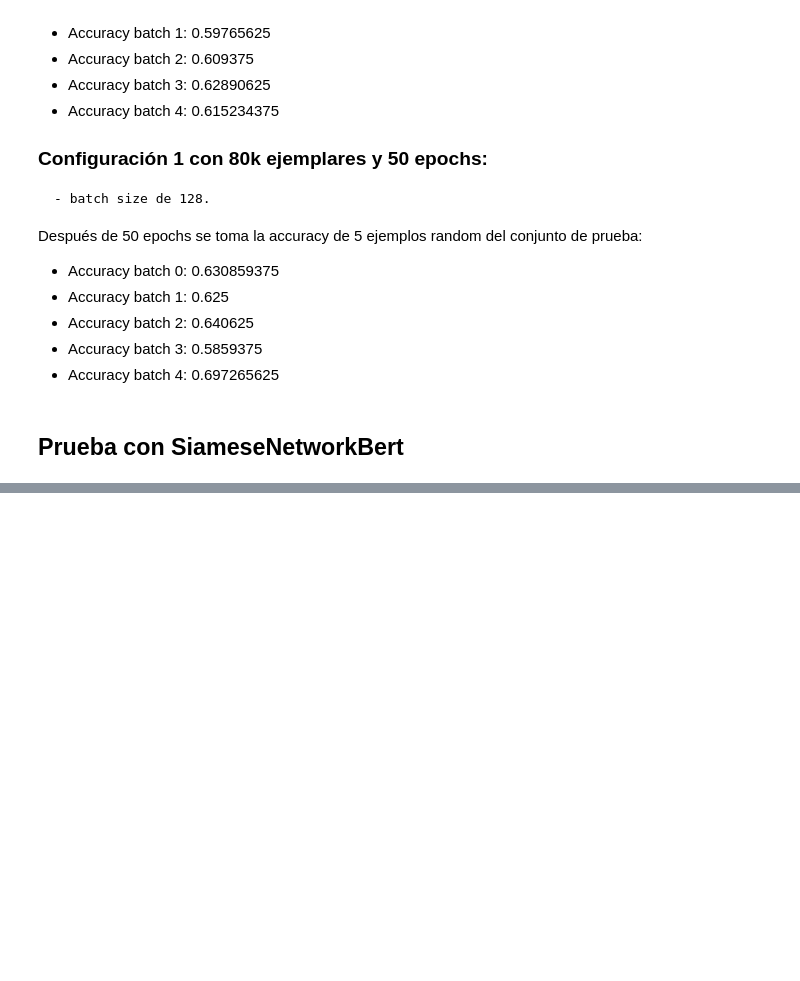
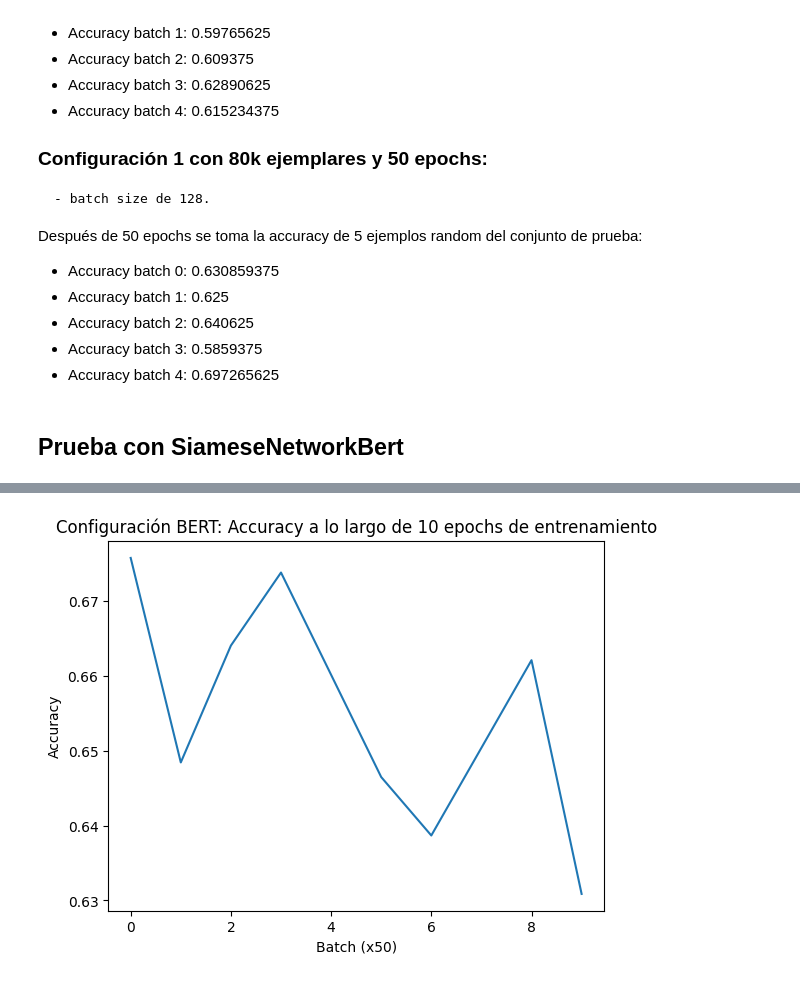
Before and after one commit to stardust229/Proyecto-RN, a Jupyter notebook: ProyectoSTS - few samples.ipynb, the cells around one changed output, grey strips where cells are left out. Drawn from its saved outputs; the diff is of its cells as text; code cells hidden in the pictures; blank space fills up the shorter version.

```diff
--- a/ProyectoSTS - few samples.ipynb
+++ b/ProyectoSTS - few samples.ipynb
@@ -746,0 +776,10 @@ losses, accuracies = train(dataloader_train, modelo_bert, 1, dataloader_test, le
+# %%
+plt.figure()
+plt.plot(accuracies)
+plt.xlabel("Batch (x50)")
+plt.ylabel("Accuracy")
+plt.title("Configuración BERT: Accuracy a lo largo de 10 epochs de entrenamiento")
+plt.savefig('plot_bert_accuracy_10eps')
+plt.show()
+# %% [output]
+[figure, added]
```
Also changed, not shown: parts of 5 cells of this notebook, 3 other files.
